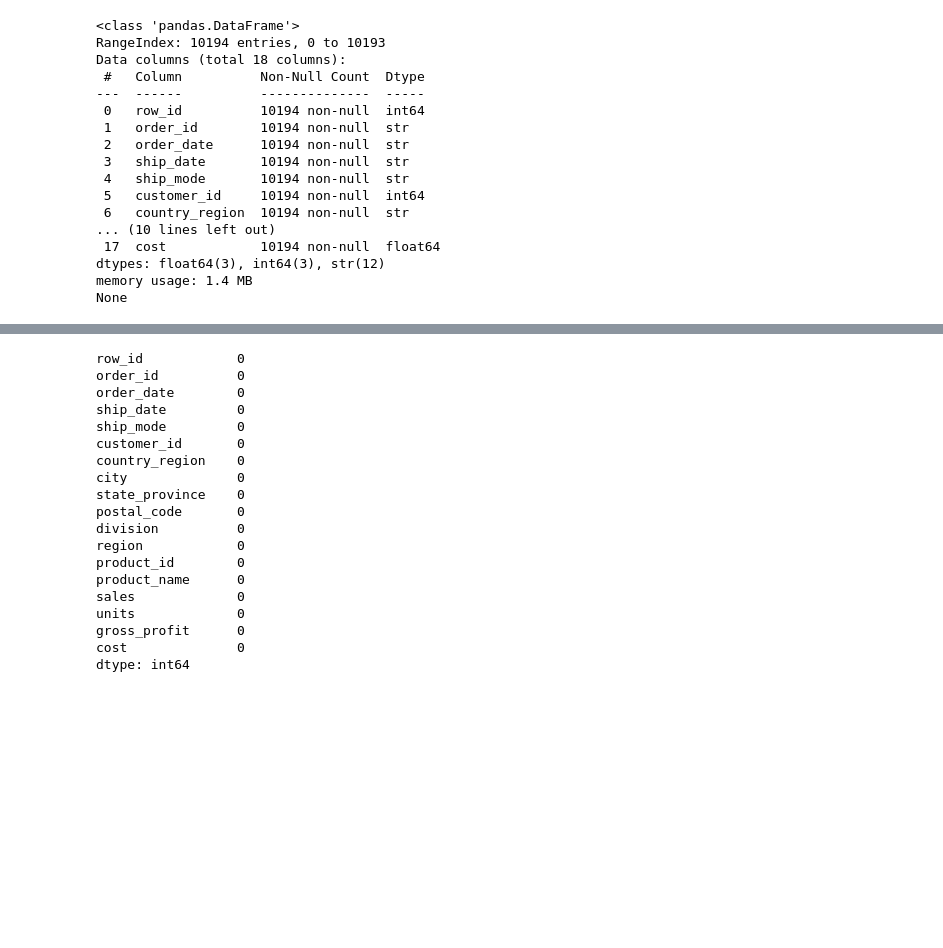
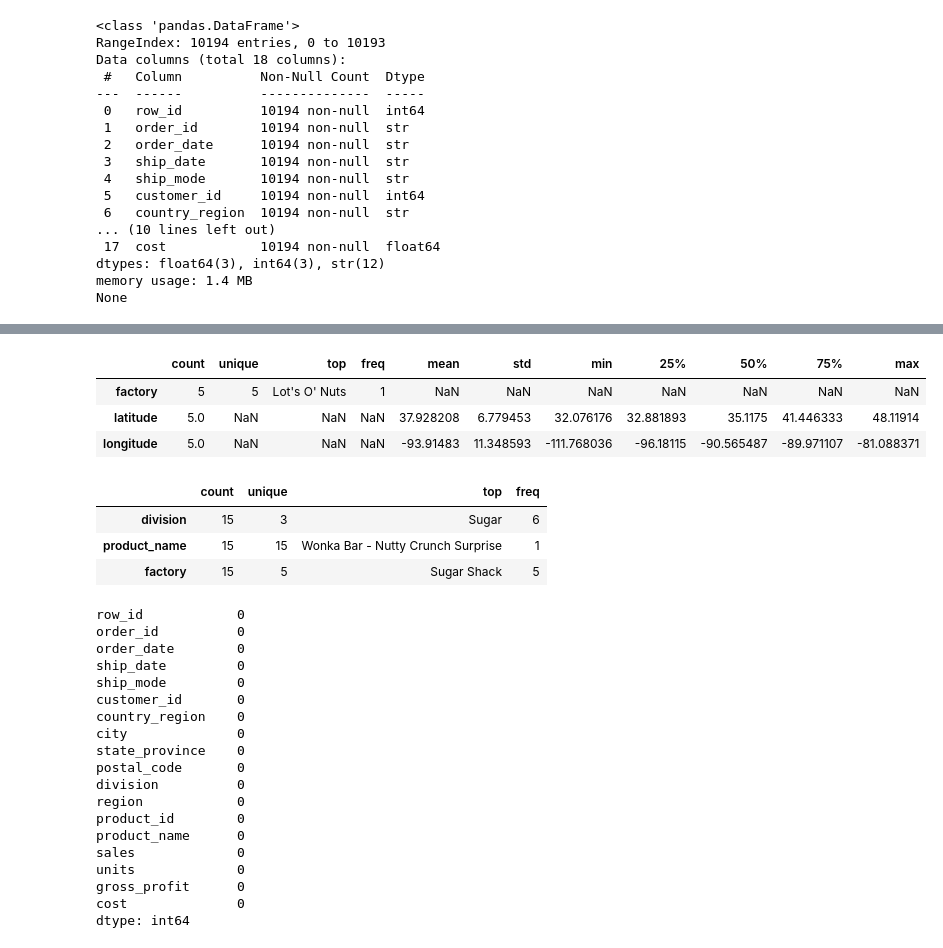
Before and after one commit to abhishekgit7667/Product-Line-Profitability-Margin-Performance-Analysis-, a Jupyter notebook: notebook/01_data_cleaning.ipynb, the cells around one changed output, grey strips where cells are left out. Saved outputs shown, nothing was run; the diff lists cells and outputs as text; code cells hidden in the pictures; blank space fills up the shorter version.

```diff
--- a/notebook/01_data_cleaning.ipynb
+++ b/notebook/01_data_cleaning.ipynb
@@ -108,6 +108,20 @@ df.describe(include='all').T
 | units | 10194.0 | NaN | NaN | NaN | 3.791838 | 2.228317 | 1.0 | 2.0 | 3.0 | 5.0 | 14.0 |
 | gross_profit | 10194.0 | NaN | NaN | NaN | 9.166451 | 6.64374 | 0.25 | 4.9 | 7.47 | 12.25 | 130.0 |
 | cost | 10194.0 | NaN | NaN | NaN | 4.742087 | 5.061647 | 0.6 | 2.4 | 3.6 | 5.7 | 130.0 |
+# %%
+factory_coords.describe(include="all").T
+# %% [output]
+|  | count | unique | top | freq | mean | std | min | 25% | 50% | 75% | max |
+| factory | 5 | 5 | Lot's O' Nuts | 1 | NaN | NaN | NaN | NaN | NaN | NaN | NaN |
+| latitude | 5.0 | NaN | NaN | NaN | 37.928208 | 6.779453 | 32.076176 | 32.881893 | 35.1175 | 41.446333 | 48.11914 |
+| longitude | 5.0 | NaN | NaN | NaN | -93.91483 | 11.348593 | -111.768036 | -96.18115 | -90.565487 | -89.971107 | -81.088371 |
+# %%
+product_factory.describe(include="all").T
+# %% [output]
+|  | count | unique | top | freq |
+| division | 15 | 3 | Sugar | 6 |
+| product_name | 15 | 15 | Wonka Bar - Nutty Crunch Surprise | 1 |
+| factory | 15 | 5 | Sugar Shack | 5 |
 # %%
 #checking null values and sort them
 df.isnull().sum().sort_values(ascending=False)
```
Also changed, not shown: parts of 5 cells of this notebook.
